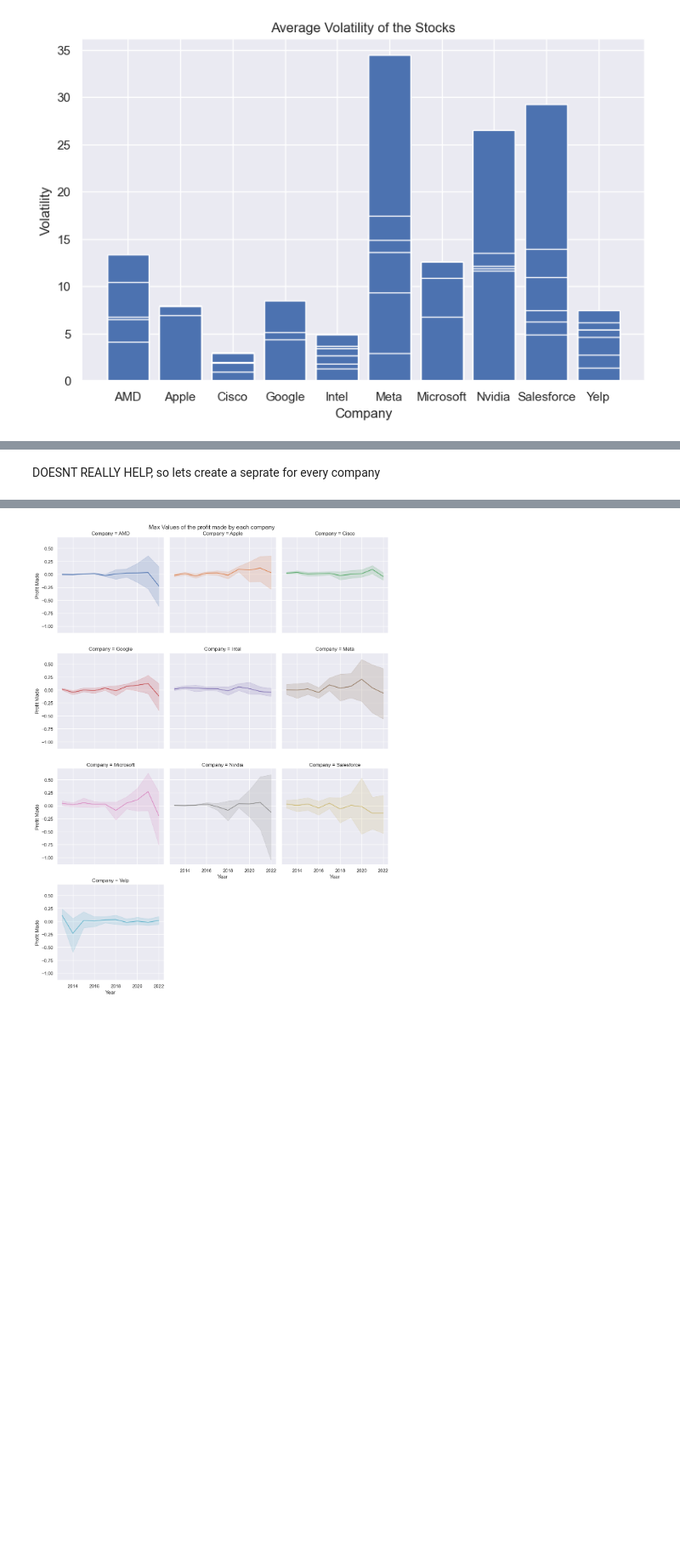
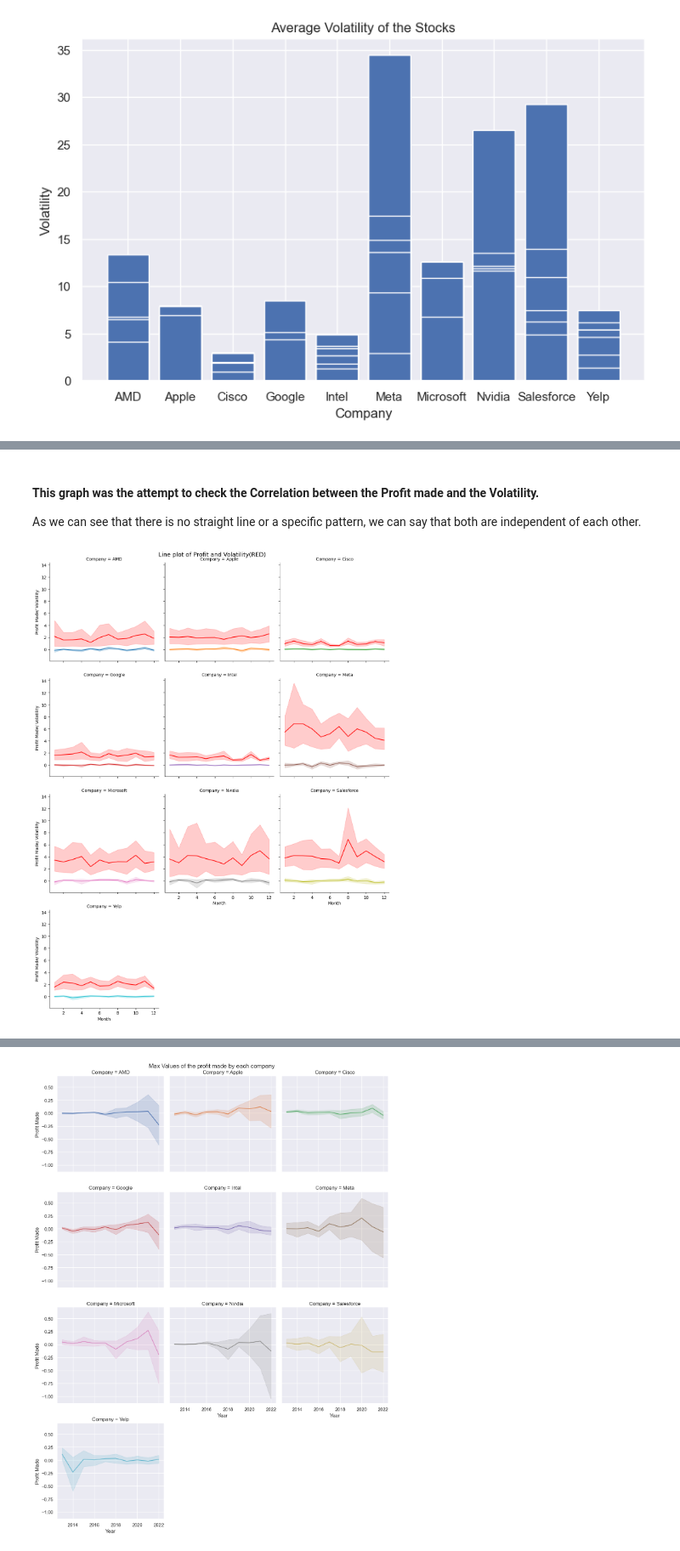
Before and after one commit to ubco-W2022T2-data301/Group35, a Jupyter notebook: analysis/analysis1.ipynb, the cells around one changed output, grey strips where cells are left out. Shown at 85% size. Cells and saved outputs as stored; diff of their text form; code cells hidden in the pictures; blank space fills up the shorter version.

Commit message:
Everything updated, finished Pivioted question

```diff
--- a/analysis/analysis1.ipynb
+++ b/analysis/analysis1.ipynb
@@ -475,2 +511,26 @@ plt.show()
-# %% [markdown]
-DOESNT REALLY HELP, so lets create a seprate for every company
+# %% [markdown]
+#### This graph was the attempt to check the Correlation between the Profit made and the Volatility.
+As we can see that there is no straight line or a specific pattern, we can say that both are independent of each other.
+# %%
+# Combined graphs of Profuts and Volatility
+g = sns.FacetGrid(df_monthly, col='Company', hue='Company', col_wrap=3, height=4)
+
+# Map line plot for Profit_Made
+g.map(sns.lineplot, 'Month', 'Profit_Made')
+
+# Map line plot for Vol_monthly with a different color
+g.map(sns.lineplot, 'Month', 'Vol_monthly', color='red')
+
+# Set axis labels
+g.set_axis_labels('Month', 'Profit Made/ Volatility')
+
+# Add title and adjust layout
+g.fig.suptitle('Line plot of Profit and Volatility(RED)', fontsize=14)
+g.fig.subplots_adjust(top=0.9)
+g.fig.tight_layout()
+
+
+# Show the plot
+plt.show()
+# %% [output]
+[figure, added]
```
Also changed, not shown: parts of 34 cells of this notebook.
